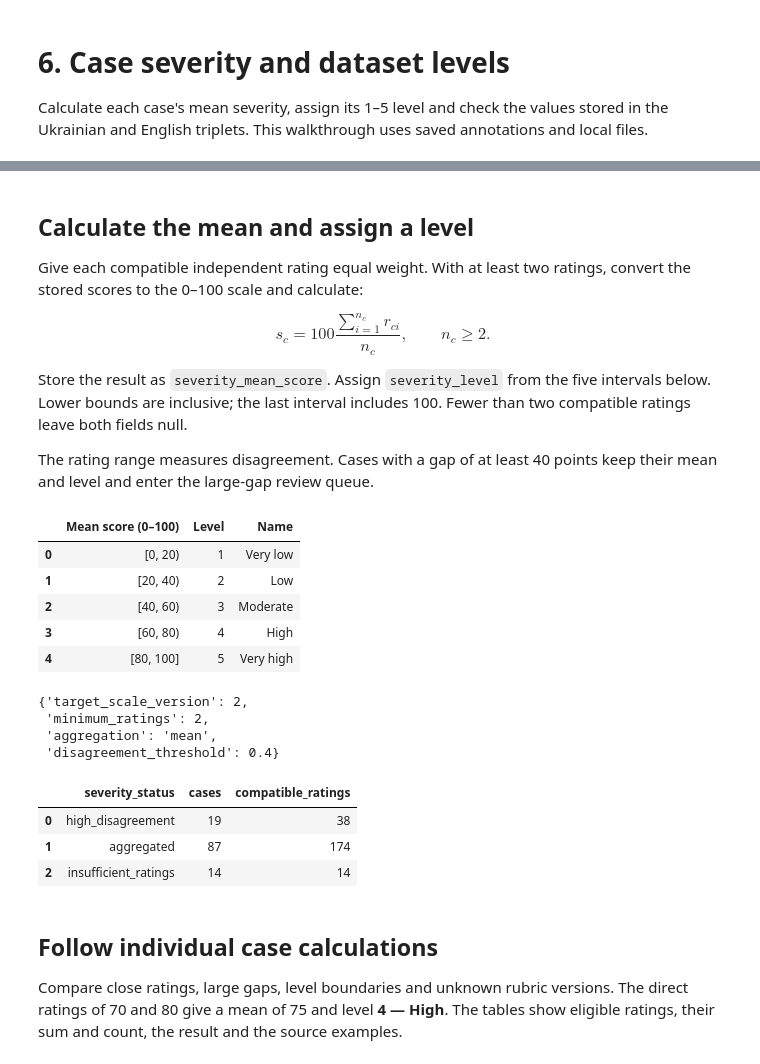
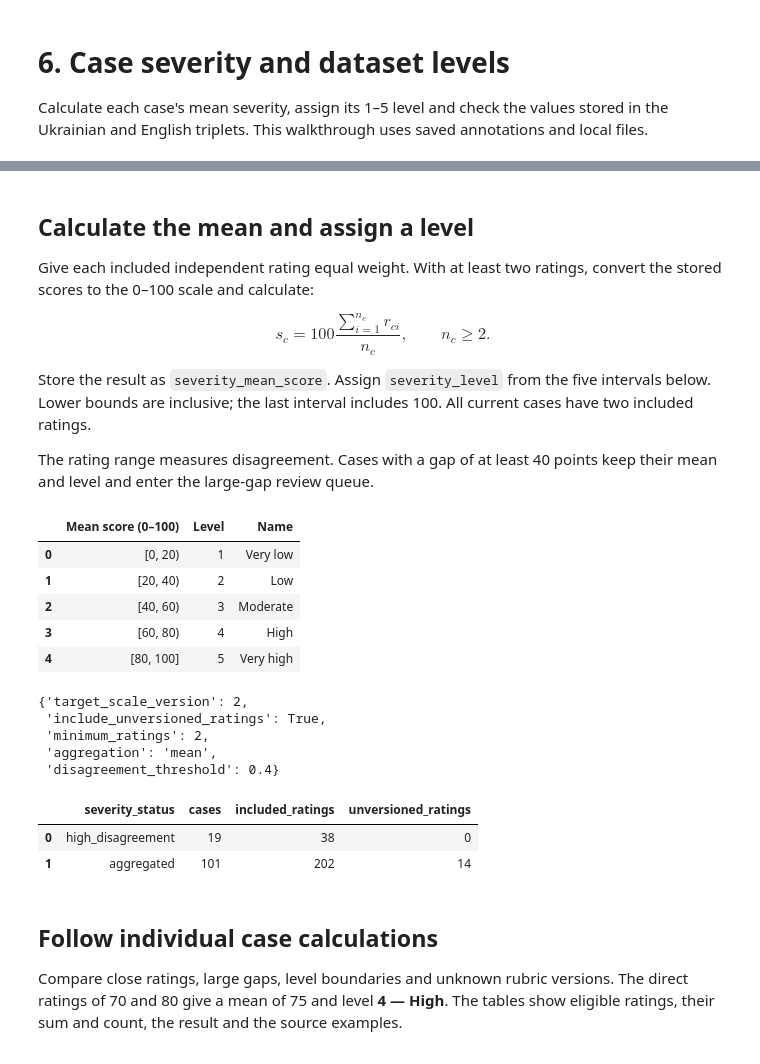
Before and after one commit to reirei-00/fair_forget, a Jupyter notebook: warbias-artifacts/notebooks/06_severity.ipynb, the cells around one changed output, grey strips where cells are left out. Saved outputs shown, nothing was run; the diff lists cells and outputs as text; code cells hidden in the pictures.

```diff
--- a/warbias-artifacts/notebooks/06_severity.ipynb
+++ b/warbias-artifacts/notebooks/06_severity.ipynb
@@ -143,14 +144,14 @@ display(DataFrame(current_ratings).head(6))
 # %% [markdown]
 ## Calculate the mean and assign a level
 
-Give each compatible independent rating equal weight. With at least two ratings,
+Give each included independent rating equal weight. With at least two ratings,
 convert the stored scores to the 0–100 scale and calculate:
 
 $$s_c = 100\frac{\sum_{i=1}^{n_c}r_{ci}}{n_c},\qquad n_c\ge2.$$
 
 Store the result as `severity_mean_score`. Assign `severity_level` from the five
 intervals below. Lower bounds are inclusive; the last interval includes 100.
-Fewer than two compatible ratings leave both fields null.
+All current cases have two included ratings.
 
 The rating range measures disagreement. Cases with a gap of at least 40 points
 keep their mean and level and enter the large-gap review queue.
@@ -182,6 +183,7 @@ display(
         key: protocol[key]
         for key in (
             "target_scale_version",
+            "include_unversioned_ratings",
             "minimum_ratings",
             "aggregation",
             "disagreement_threshold",
@@ -195,38 +197,42 @@ taxonomy_by_case = {row["public_case_id"]: row for row in taxonomy_with_severity
 case_table = DataFrame(taxonomy_with_severity)
 case_status_counts = Counter(row["severity_status"] for row in taxonomy_with_severity)
 display(
     case_table.groupby("severity_status", sort=False)
-    .agg(cases=("public_case_id", "size"), compatible_ratings=("severity_n", "sum"))
+    .agg(
+        cases=("public_case_id", "size"),
+        included_ratings=("severity_n", "sum"),
+        unversioned_ratings=("severity_unversioned_n", "sum"),
+    )
     .reset_index()
 )
 assert len(taxonomy_with_severity) == len(dataset["taxonomy"])
 assert all(
     all(
         enriched[field] == original[field]
         for field in original
         if field not in {"severity_mean_score", "severity_level"}
     )
     for original, enriched in zip(dataset["taxonomy"], taxonomy_with_severity)
 )
 assert all(
     row["severity_mean_score"] is None or row["severity_n"] >= protocol["minimum_ratings"]
     for row in taxonomy_with_severity
 )
 # %% [output]
 |  | Mean score (0–100) | Level | Name |
 | 0 | [0, 20) | 1 | Very low |
 | 1 | [20, 40) | 2 | Low |
 | 2 | [40, 60) | 3 | Moderate |
 | 3 | [60, 80) | 4 | High |
 | 4 | [80, 100] | 5 | Very high |
 {'target_scale_version': 2,
+ 'include_unversioned_ratings': True,
  'minimum_ratings': 2,
  'aggregation': 'mean',
  'disagreement_threshold': 0.4}
-|  | severity_status | cases | compatible_ratings |
-| 0 | high_disagreement | 19 | 38 |
-| 1 | aggregated | 87 | 174 |
-| 2 | insufficient_ratings | 14 | 14 |
+|  | severity_status | cases | included_ratings | unversioned_ratings |
+| 0 | high_disagreement | 19 | 38 | 0 |
+| 1 | aggregated | 101 | 202 | 14 |
 # %% [markdown]
 ## Follow individual case calculations
 
```
Also changed, not shown: parts of 11 cells of this notebook, 21 other files.
